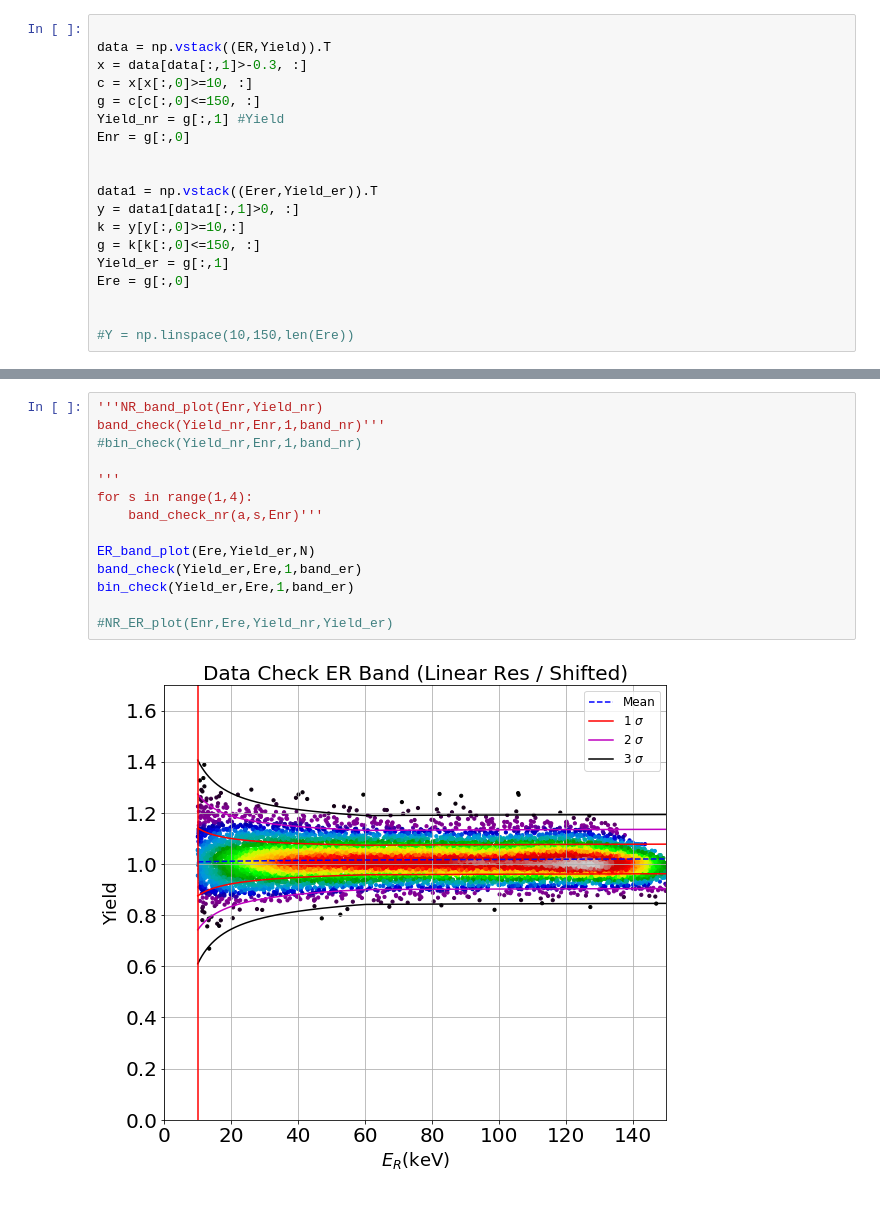
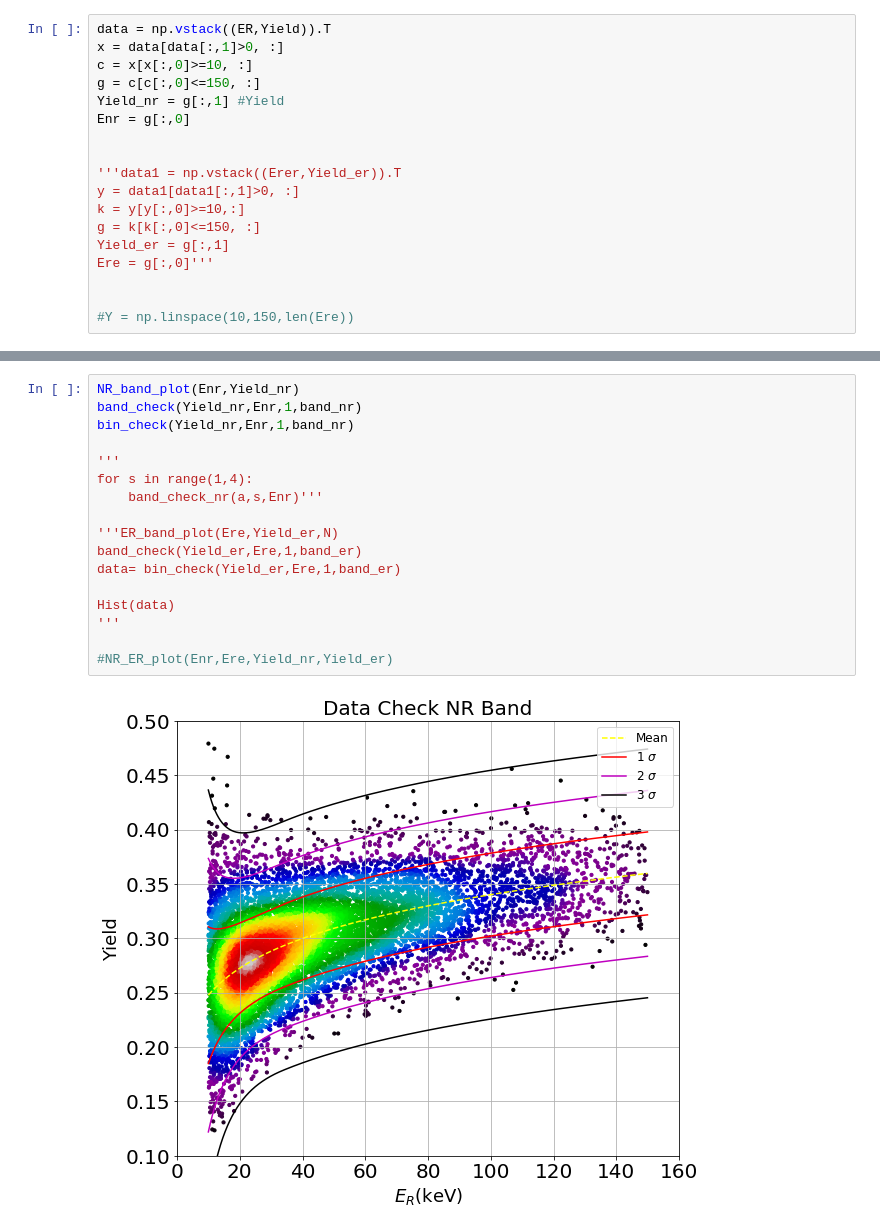
Before and after one commit to villaa/nrFano_Constraint, a Jupyter notebook: Band_Fits/data_check.ipynb, the cells around one changed output, grey strips where cells are left out. Drawn from its saved outputs; the diff is of its cells as text.

Commit message:
[MM] Added NR Band Note

```diff
--- a/Band_Fits/data_check.ipynb
+++ b/Band_Fits/data_check.ipynb
@@ -18,19 +19,18 @@ Erer, Yield_er,EQ = Yield_Er(N)
 # %%
-
 data = np.vstack((ER,Yield)).T
-x = data[data[:,1]>-0.3, :]
+x = data[data[:,1]>0, :]
 c = x[x[:,0]>=10, :]
 g = c[c[:,0]<=150, :]
 Yield_nr = g[:,1] #Yield
 Enr = g[:,0]
 
 
-data1 = np.vstack((Erer,Yield_er)).T
+'''data1 = np.vstack((Erer,Yield_er)).T
 y = data1[data1[:,1]>0, :]
 k = y[y[:,0]>=10,:]
 g = k[k[:,0]<=150, :]
 Yield_er = g[:,1]
-Ere = g[:,0]
+Ere = g[:,0]'''
 
 
 #Y = np.linspace(10,150,len(Ere))
@@ -37,16 +39,19 @@ Ere = g[:,0]
 # %%
-'''NR_band_plot(Enr,Yield_nr)
-band_check(Yield_nr,Enr,1,band_nr)'''
-#bin_check(Yield_nr,Enr,1,band_nr)
+NR_band_plot(Enr,Yield_nr)
+band_check(Yield_nr,Enr,1,band_nr)
+bin_check(Yield_nr,Enr,1,band_nr)
 
 '''
 for s in range(1,4):
     band_check_nr(a,s,Enr)'''
 
-ER_band_plot(Ere,Yield_er,N)
+'''ER_band_plot(Ere,Yield_er,N)
 band_check(Yield_er,Ere,1,band_er)
-bin_check(Yield_er,Ere,1,band_er)
+data= bin_check(Yield_er,Ere,1,band_er)
+
+Hist(data)
+'''
 
 #NR_ER_plot(Enr,Ere,Yield_nr,Yield_er)
 # %% [output]
-[figure, old version]
+[figure, new version]
```
Also changed, not shown: parts of 4 cells of this notebook, 25 other files.
